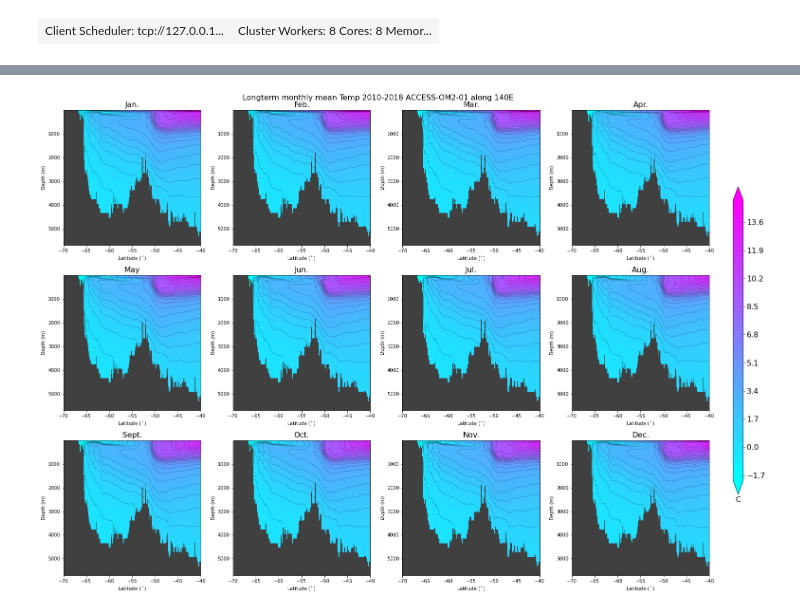
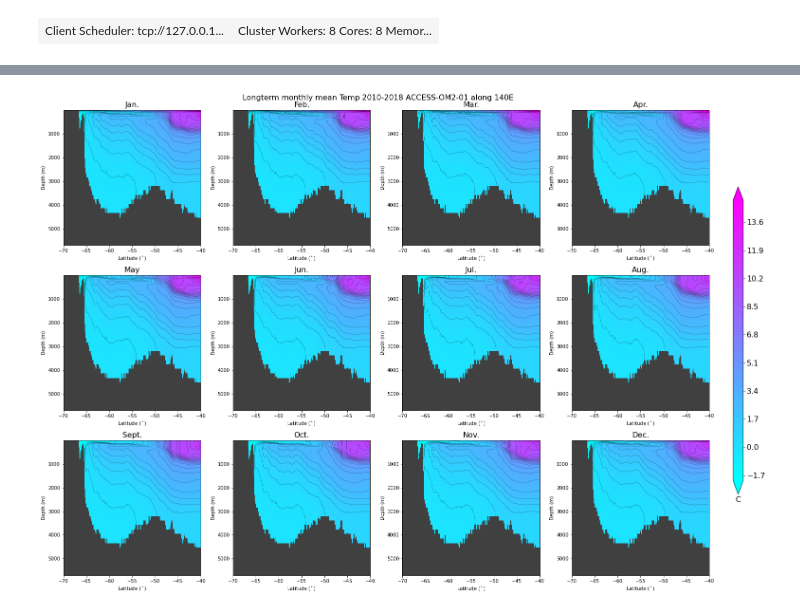
Before and after one commit to PaulSpence/110Evs140E, a Jupyter notebook: temp_140E.ipynb, the cells around one changed output, grey strips where cells are left out. Saved outputs shown, nothing was run; the diff lists cells and outputs as text; code cells hidden in the pictures.

```diff
--- a/temp_140E.ipynb
+++ b/temp_140E.ipynb
@@ -137,6 +217,6 @@ Why does the WOA on model grid data look so cold?
 # %%
-#longterm monthly mean data at 110E
-var=temp.sel(xt_ocean=lon2, method='nearest').groupby('time.month').mean(dim='time') #.resample({'time':'M'})
+#longterm monthly mean data at 140E
+var=temp.sel(xt_ocean=lon1, method='nearest').groupby('time.month').mean(dim='time') #.resample({'time':'M'})
 var
 # %% [output]
 <xarray.DataArray 'temp' (month: 12, st_ocean: 75, yt_ocean: 808)> dask.array<stack, shape=(12, 75, 808), dtype=float32, chunksize=(1, 25, 135), chunktype=numpy.ndarray> Coordinates: xt_ocean float64  ...
@@ -165,28 +245,31 @@ int64
 array([ 1, 2, 3, 4, 5, 6, 7, 8, 9, 10, 11, 12])
 Attributes: (0)
 # %%
+clev = np.arange(-2,15,.1)
+clev2 = np.arange(-2,15,0.5)
+
 mnth=['Jan.', 'Feb.','Mar.','Apr.','May','Jun.','Jul.','Aug.','Sept.','Oct.','Nov.','Dec.']
 plt.figure(figsize=(20,15))
 plt.suptitle('Longterm monthly mean Temp 2010-2018 ACCESS-OM2-01 along 140E',fontsize = 16)
 
 for i in range(0,12):
     plt.subplot(3,4,i+1)
     plt.gca().patch.set_color('.25')
     p1=plt.contourf(var.yt_ocean,var.st_ocean,var[i,:,:]-273.13,levels=clev,cmap=plt.cm.cool,colobar=True,extend='both')
     plt.contour(var.yt_ocean,var.st_ocean,var[i,:,:]-273.13,levels=clev2,colors='k',linewidths=0.25)
     plt.gca().invert_yaxis()
     #plt.ylim((1037.5,1034))
     plt.ylabel('Depth (m)')
     plt.xlabel('Latitude ($^\circ$)')
     plt.xlim([-70,-40])
     plt.title(mnth[i],fontsize = 16)
 
 #horiz, vert, width,height
 ax = plt.axes([1.02,0.2,0.015,0.6])
 cb = plt.colorbar(p1,cax=ax,orientation='vertical',shrink=0.7)
 cb.ax.set_xlabel('C',fontsize=16);
 cb.ax.tick_params(labelsize=16)
 
 plt.tight_layout()
 # %% [output]
-[figure, old version]
+[figure, new version]
```
Also changed, not shown: parts of 13 cells of this notebook, 3 other files.
